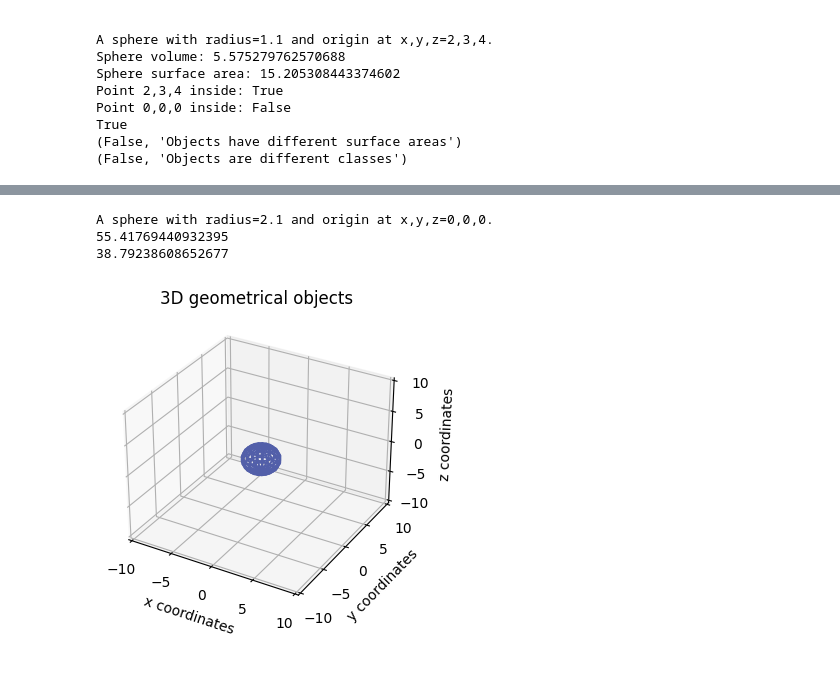
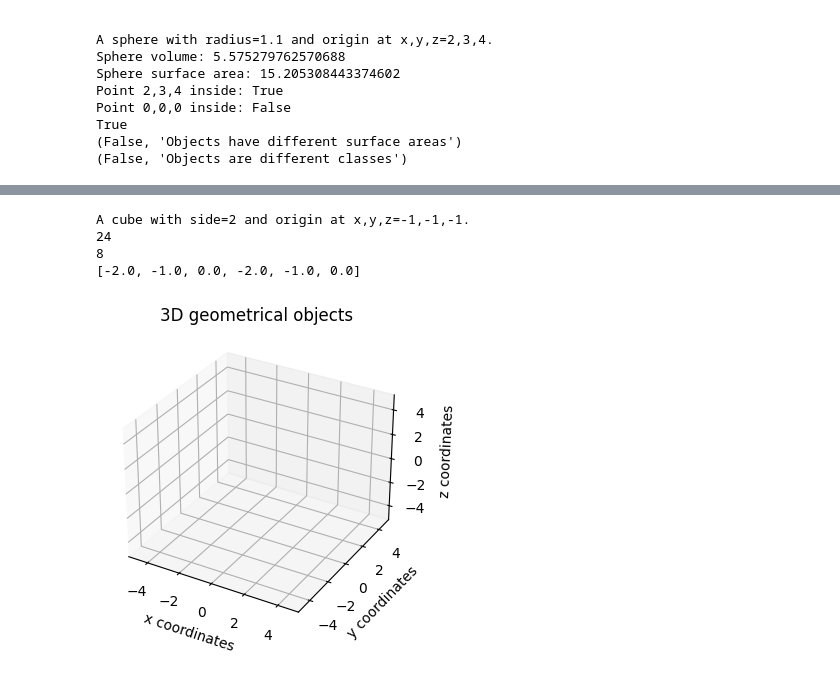
Before and after one commit to jwiegert/python-programming-joachim-wiegert, a Jupyter notebook: Labs/lab3/tests.ipynb, the cells around one changed output, grey strips where cells are left out. Cells and saved outputs as stored; diff of their text form; code cells hidden in the pictures.

```diff
--- a/Labs/lab3/tests.ipynb
+++ b/Labs/lab3/tests.ipynb
@@ -117,17 +153,21 @@ True
 # %%
 import geometryclasses as gc
-gc.GeometryChecks.plotsettings_3d(10,10,10)
+gc.GeometryChecks.plotsettings_3d(5,5,5)
 
-c1 = gc.Sphere(2.1,0,0,0)
+c1 = gc.Cube(2,-1,-1,-1)
 print(c1)
 print(c1.comparea())
 print(c1.compvolume())
 
-c1.plotobject_3d()
+#c1.plotobject_3d()
+#c1.plotpoint_3d(-3,-3,3)
 
-c1.plotpoint_3d(-5,-5,5)
+x = c1.createplotobject(gc.GeometryChecks.cmap)
+
+print(x*2)
 # %% [output]
-A sphere with radius=2.1 and origin at x,y,z=0,0,0.
-55.41769440932395
-38.79238608652677
+A cube with side=2 and origin at x,y,z=-1,-1,-1.
+24
+8
+[-2.0, -1.0, 0.0, -2.0, -1.0, 0.0]
-[figure, old version]
+[figure, new version]
```
Also changed, not shown: parts of 3 cells of this notebook, 2 other files.
